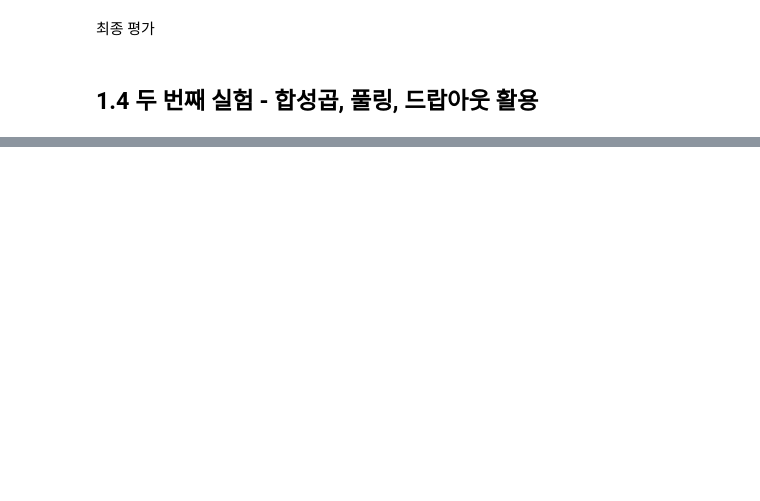
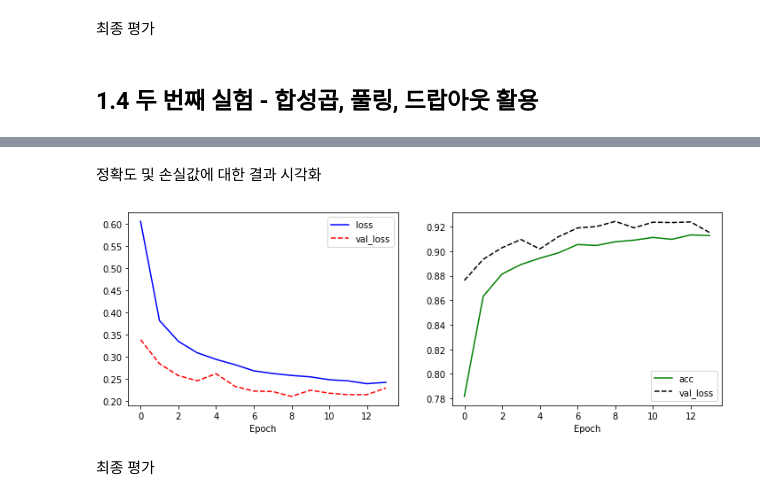
Before and after one commit to Lagom92/study-in-school, a Jupyter notebook: DL/CNN_fashion_mnist.ipynb, the cells around one changed output, grey strips where cells are left out. Drawn from its saved outputs; the diff is of its cells as text; code cells hidden in the pictures; blank space fills up the shorter version.

```diff
--- a/DL/CNN_fashion_mnist.ipynb
+++ b/DL/CNN_fashion_mnist.ipynb
@@ -329,0 +439,22 @@ history_visualize(hist)
+# %%
+model = tf.keras.Sequential([
+    tf.keras.layers.Conv2D(input_shape=(28, 28, 1), kernel_size=(3, 3), filters=32, padding='same', activation='relu'),
+    tf.keras.layers.Conv2D(input_shape=(28, 28, 1), kernel_size=(3, 3), filters=64, padding='same', activation='relu'),
+    tf.keras.layers.MaxPool2D(strides=(2, 2)),
+    tf.keras.layers.Dropout(rate=0.5),
+    tf.keras.layers.Conv2D(input_shape=(28, 28, 1), kernel_size=(3, 3), filters=128, padding='same', activation='relu'),
+    tf.keras.layers.Conv2D(input_shape=(28, 28, 1), kernel_size=(3, 3), filters=256, padding='valid', activation='relu'),
+    tf.keras.layers.MaxPool2D(strides=(2, 2)),
+    tf.keras.layers.Dropout(rate=0.5),
+    tf.keras.layers.Flatten(),
+    tf.keras.layers.Dense(units=512, activation='relu'),
+    tf.keras.layers.Dropout(rate=0.5),
+    tf.keras.layers.Dense(units=256, activation='relu'),
+    tf.keras.layers.Dropout(rate=0.5),
+    tf.keras.layers.Dense(units=10, activation='softmax'),
+])
+# %%
+model.compile(optimizer=tf.keras.optimizers.Adam(),
+            loss='sparse_categorical_crossentropy',
+            metrics=['accuracy'])
+model.summary()
@@ -329,0 +481,5 @@ history_visualize(hist)
+# %%
+hist = model.fit(train_X, train_Y,
+                epochs=50,
+                validation_split=0.25,
+                callbacks=[tf.keras.callbacks.EarlyStopping(patience=5, monitor='val_loss')])
@@ -329,0 +504,8 @@ history_visualize(hist)
+# %% [markdown]
+정확도 및 손실값에 대한 결과 시각화
+# %%
+history_visualize(hist)
+# %% [output]
+[figure, added]
+# %% [markdown]
+최종 평가
```
Also changed, not shown: parts of 28 cells of this notebook.
